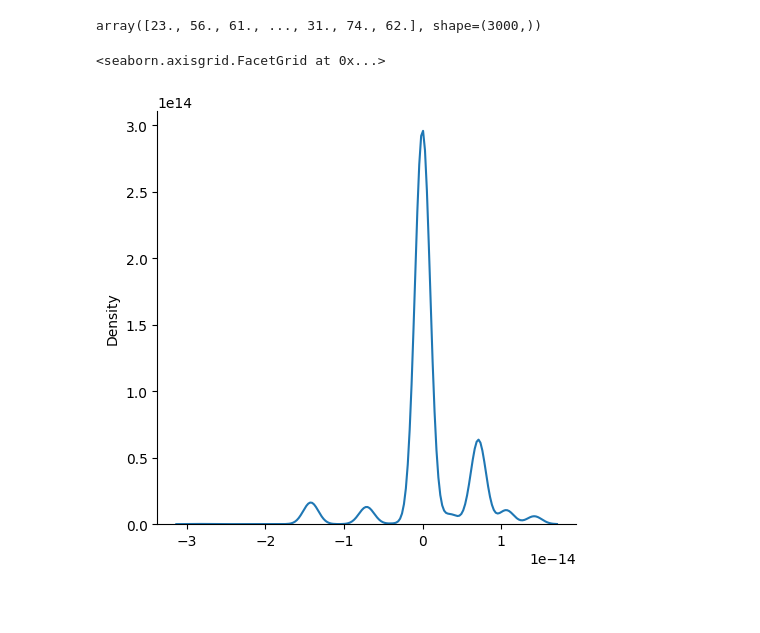
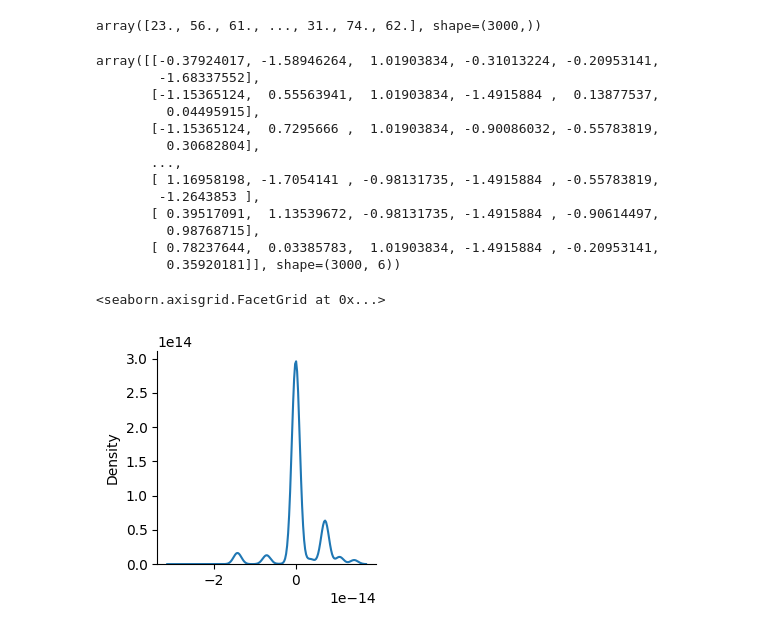
Before and after one commit to sanchi-sairam/Machine-Learning-Algs-2025, a Jupyter notebook: Linear-Regression.ipynb, the cells around one changed output. Cells and saved outputs as stored; diff of their text form; code cells hidden in the pictures; blank space fills up the shorter version.

```diff
--- a/Linear-Regression.ipynb
+++ b/Linear-Regression.ipynb
@@ -72,9 +109,25 @@ prediction = model.predict(x_test)
 prediction
 # %% [output]
 array([23., 56., 61., ..., 31., 74., 62.], shape=(3000,))
+# %%
+x_test
+# %% [output]
+array([[-0.37924017, -1.58946264,  1.01903834, -0.31013224, -0.20953141,
+        -1.68337552],
+       [-1.15365124,  0.55563941,  1.01903834, -1.4915884 ,  0.13877537,
+         0.04495915],
+       [-1.15365124,  0.7295666 ,  1.01903834, -0.90086032, -0.55783819,
+         0.30682804],
+       ...,
+       [ 1.16958198, -1.7054141 , -0.98131735, -1.4915884 , -0.55783819,
+        -1.2643853 ],
+       [ 0.39517091,  1.13539672, -0.98131735, -1.4915884 , -0.90614497,
+         0.98768715],
+       [ 0.78237644,  0.03385783,  1.01903834, -1.4915884 , -0.20953141,
+         0.35920181]], shape=(3000, 6))
 # %%
 import seaborn as sb
-sb.displot(prediction-y_test, kind='kde')
+sb.displot(prediction-y_test, kind='kde', height=3)
 # %% [output]
 <seaborn.axisgrid.FacetGrid at 0x...>
-[figure, old version]
+[figure, new version]
```
Also changed, not shown: parts of 5 cells of this notebook, 1 other file.
